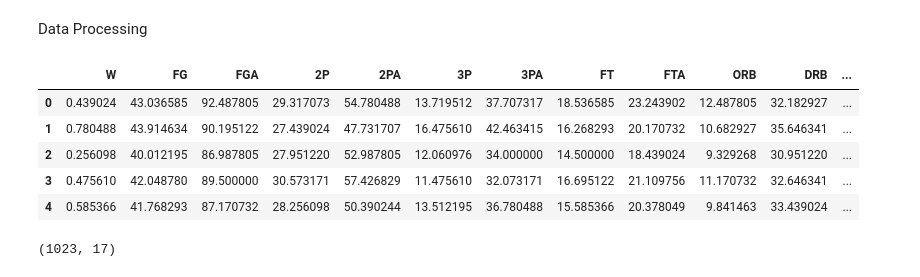
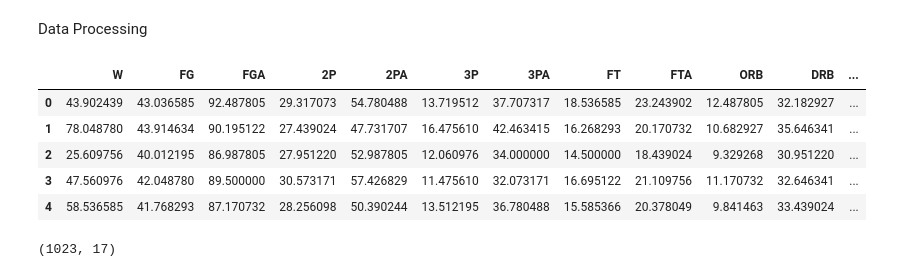
Before and after one commit to ChinmayVar/FinalProject156, a Jupyter notebook: final_proj.ipynb, the cells around one changed output. Drawn from its saved outputs; the diff is of its cells as text; code cells hidden in the pictures.

```diff
--- a/final_proj.ipynb
+++ b/final_proj.ipynb
@@ -20,23 +20,23 @@ Data Processing
 # %%
 df = pd.read_csv('nba.csv')
 
 df = df.dropna() # drop NAs
 
 # data cleaning
 df = df.iloc[:, 3:-6]
 df = df.drop(df.columns[[2, 3, 4]], axis=1)
-wins = df['W']
 
 df = df.div(df['G'], axis=0).drop(columns=['G']) # making the season total stats per game stats
+df['W'] = df['W'] * 100
 
 df.head()
 # %% [output]
 |  | W | FG | FGA | 2P | 2PA | 3P | 3PA | FT | FTA | ORB | DRB | ... |
-| 0 | 0.439024 | 43.036585 | 92.487805 | 29.317073 | 54.780488 | 13.719512 | 37.707317 | 18.536585 | 23.243902 | 12.487805 | 32.182927 | ... |
-| 1 | 0.780488 | 43.914634 | 90.195122 | 27.439024 | 47.731707 | 16.475610 | 42.463415 | 16.268293 | 20.170732 | 10.682927 | 35.646341 | ... |
-| 2 | 0.256098 | 40.012195 | 86.987805 | 27.951220 | 52.987805 | 12.060976 | 34.000000 | 14.500000 | 18.439024 | 9.329268 | 30.951220 | ... |
-| 3 | 0.475610 | 42.048780 | 89.500000 | 30.573171 | 57.426829 | 11.475610 | 32.073171 | 16.695122 | 21.109756 | 11.170732 | 32.646341 | ... |
-| 4 | 0.585366 | 41.768293 | 87.170732 | 28.256098 | 50.390244 | 13.512195 | 36.780488 | 15.585366 | 20.378049 | 9.841463 | 33.439024 | ... |
+| 0 | 43.902439 | 43.036585 | 92.487805 | 29.317073 | 54.780488 | 13.719512 | 37.707317 | 18.536585 | 23.243902 | 12.487805 | 32.182927 | ... |
+| 1 | 78.048780 | 43.914634 | 90.195122 | 27.439024 | 47.731707 | 16.475610 | 42.463415 | 16.268293 | 20.170732 | 10.682927 | 35.646341 | ... |
+| 2 | 25.609756 | 40.012195 | 86.987805 | 27.951220 | 52.987805 | 12.060976 | 34.000000 | 14.500000 | 18.439024 | 9.329268 | 30.951220 | ... |
+| 3 | 47.560976 | 42.048780 | 89.500000 | 30.573171 | 57.426829 | 11.475610 | 32.073171 | 16.695122 | 21.109756 | 11.170732 | 32.646341 | ... |
+| 4 | 58.536585 | 41.768293 | 87.170732 | 28.256098 | 50.390244 | 13.512195 | 36.780488 | 15.585366 | 20.378049 | 9.841463 | 33.439024 | ... |
 # %%
 # the per game stats
 X = df.iloc[:, 1:]
```
Also changed, not shown: parts of 1 cell of this notebook.
